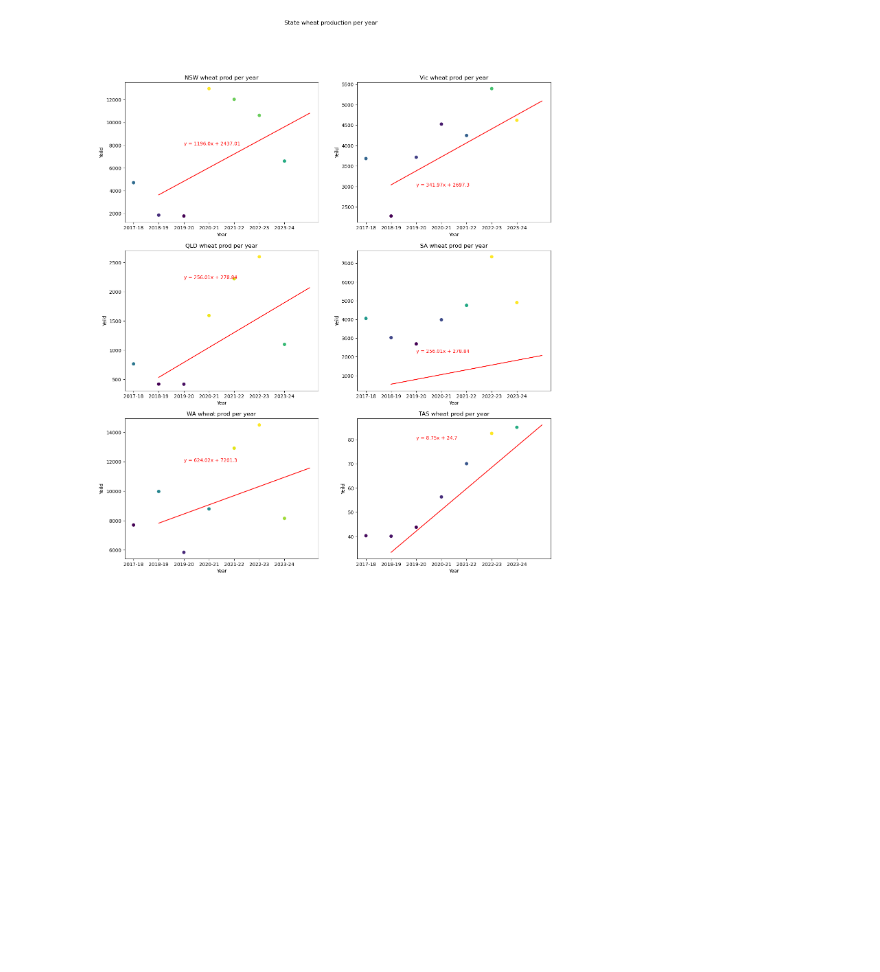
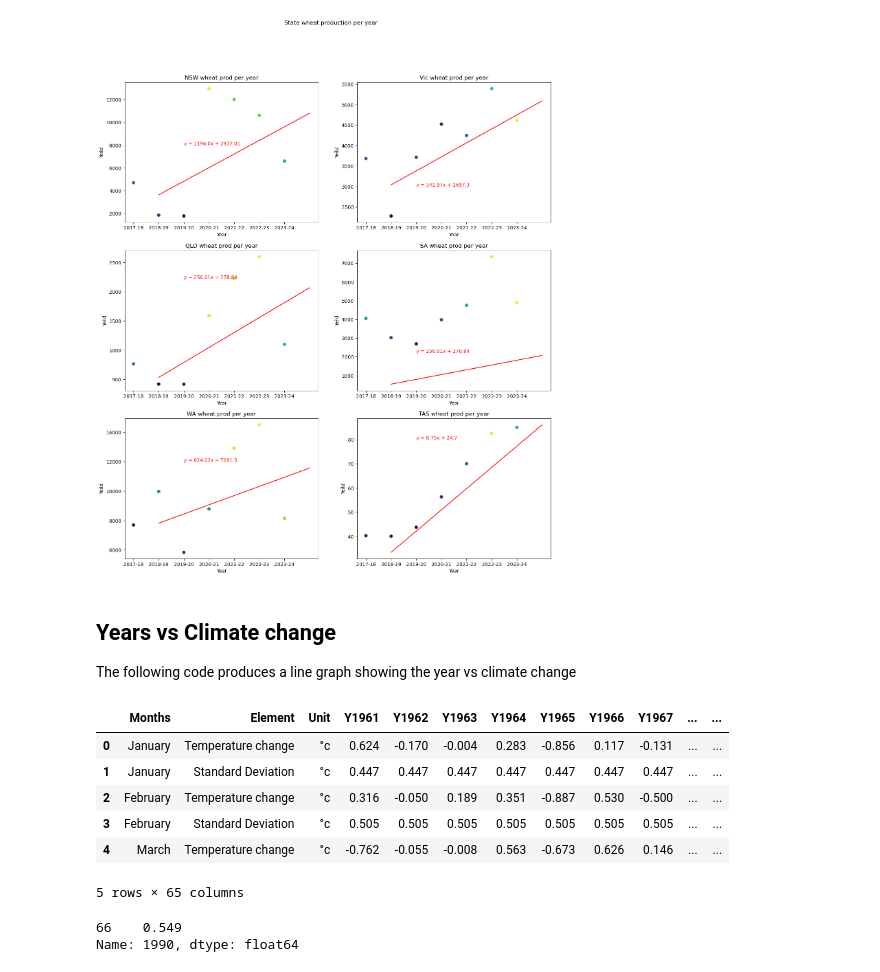
Before and after one commit to B-osborne1/project-one, a Jupyter notebook: project_main_script.ipynb, the cells around one changed output. Cells and saved outputs as stored; diff of their text form; code cells hidden in the pictures; blank space fills up the shorter version.

```diff
--- a/project_main_script.ipynb
+++ b/project_main_script.ipynb
@@ -150,3 +150,20 @@ axs[2,1].plot(year_range,tas_regress,"r-")
 # %% [output]
 [<matplotlib.lines.Line2D at 0x...>]
 [figure]
+# %% [markdown]
+## Years vs Climate change
+
+The following code produces a line graph showing the year vs climate change
+# %%
+climate_df = pd.read_csv('Resources/Temperature change oceania 1960.csv', encoding = "ISO-8859-1")
+australian_climate = climate_df.loc[climate_df['Area'] == 'Australia'].reset_index()
+australian_climate = climate_df.drop(columns=['Area Code', 'Area Code (M49)', 'Area', "Months Code", 'Element Code'])
+australian_climate.head()
+# %% [output]
+|  | Months | Element | Unit | Y1961 | Y1962 | Y1963 | Y1964 | Y1965 | Y1966 | Y1967 | ... | ... |
+| 0 | January | Temperature change | °c | 0.624 | -0.170 | -0.004 | 0.283 | -0.856 | 0.117 | -0.131 | ... | ... |
+| 1 | January | Standard Deviation | °c | 0.447 | 0.447 | 0.447 | 0.447 | 0.447 | 0.447 | 0.447 | ... | ... |
+| 2 | February | Temperature change | °c | 0.316 | -0.050 | 0.189 | 0.351 | -0.887 | 0.530 | -0.500 | ... | ... |
+| 3 | February | Standard Deviation | °c | 0.505 | 0.505 | 0.505 | 0.505 | 0.505 | 0.505 | 0.505 | ... | ... |
+| 4 | March | Temperature change | °c | -0.762 | -0.055 | -0.008 | 0.563 | -0.673 | 0.626 | 0.146 | ... | ... |
+5 rows × 65 columns
@@ -152,0 +176,44 @@ axs[2,1].plot(year_range,tas_regress,"r-")
+# %%
+climate_change_2017 = climate_change.rename(columns= {"Y2016":"2017-18",
+                                                 "Y2017":"2018-19",
+                                                 "Y2018":"2019-20",
+                                                 "Y2019":"2020-21",
+                                                 "Y2020":"2021-22",
+                                                 "Y2021":"2022-23",
+                                                 "Y2022":"2023-24"})
+
+climate_change_1990 = climate_change.rename(columns= {"Y1990":"1990",
+                                                       "Y1991":"1991",
+                                                       "Y1992":"1992",
+                                                       "Y1993":"1993",
+                                                       "Y1994":"1994",
+                                                       "Y1995":"1995",
+                                                       "Y1996":"1996",
+                                                       "Y1997":"1997",
+                                                       "Y1998":"1998",
+                                                       "Y1999":"1999",
+                                                       "Y2000":"2000",
+                                                       "Y2001":"2001",
+                                                       "Y2002":"2002",
+                                                       "Y2003":"2003",
+                                                       "Y2004":"2004",
+                                                       "Y2005":"2005",
+                                                       "Y2006":"2006",
+                                                       "Y2007":"2007",
+                                                       "Y2008":"2008",
+                                                       "Y2009":"2009",
+                                                       "Y2010":"2010",
+                                                       "Y2011":"2011",
+                                                       "Y2012":"2012",
+                                                       "Y2013":"2013",
+                                                       "Y2014":"2014",
+                                                       "Y2015":"2015",
+                                                       "Y2016":"2016",
+                                                       "Y2017":"2017",
+                                                       "Y2018":"2018",
+                                                       "Y2019":"2019",
+                                                       "Y2020":"2020",})
+climate_change_1990["1990"]
+# %% [output]
+66    0.549
+Name: 1990, dtype: float64
```
Also changed, not shown: parts of 8 cells of this notebook.
